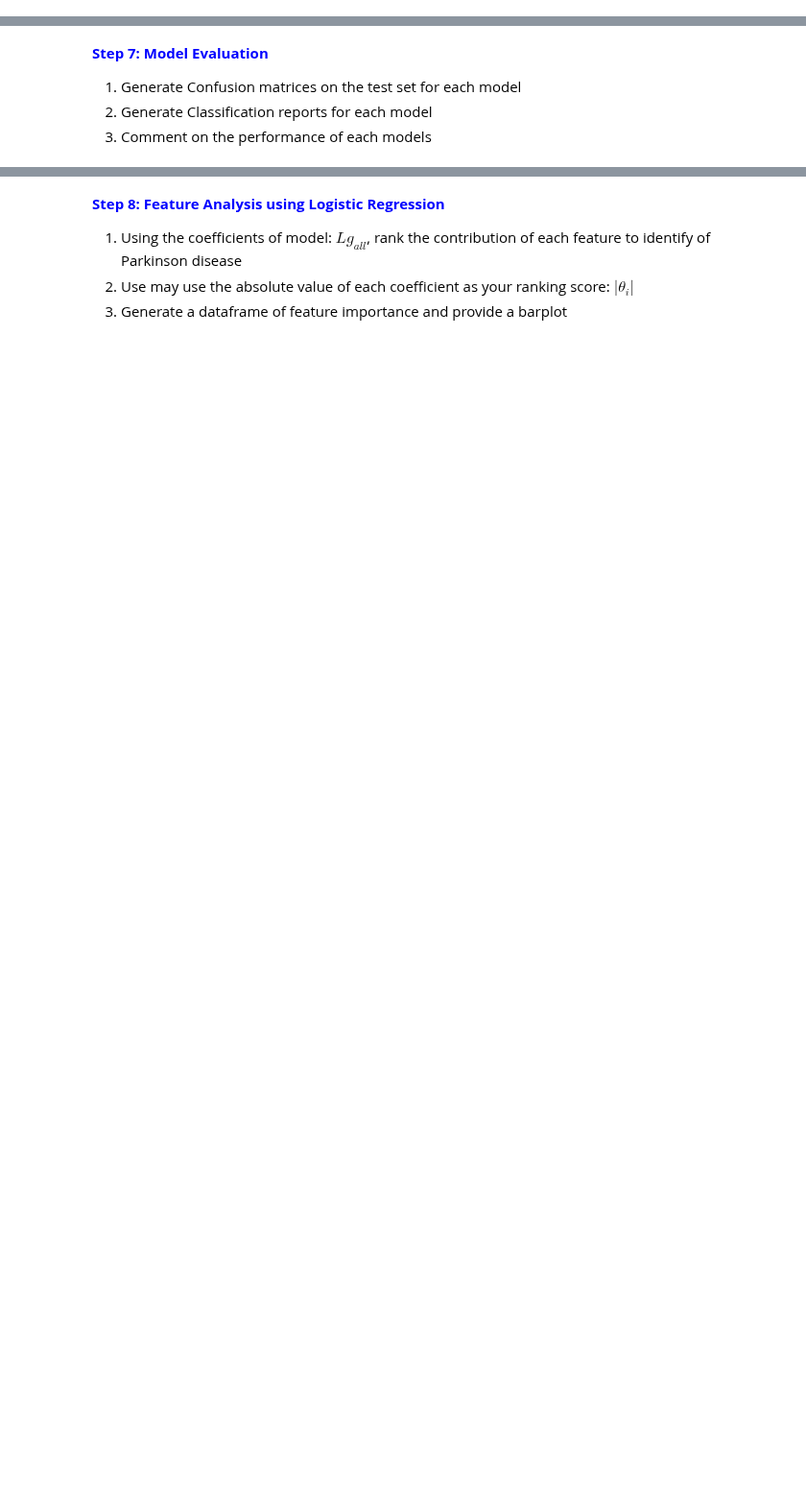
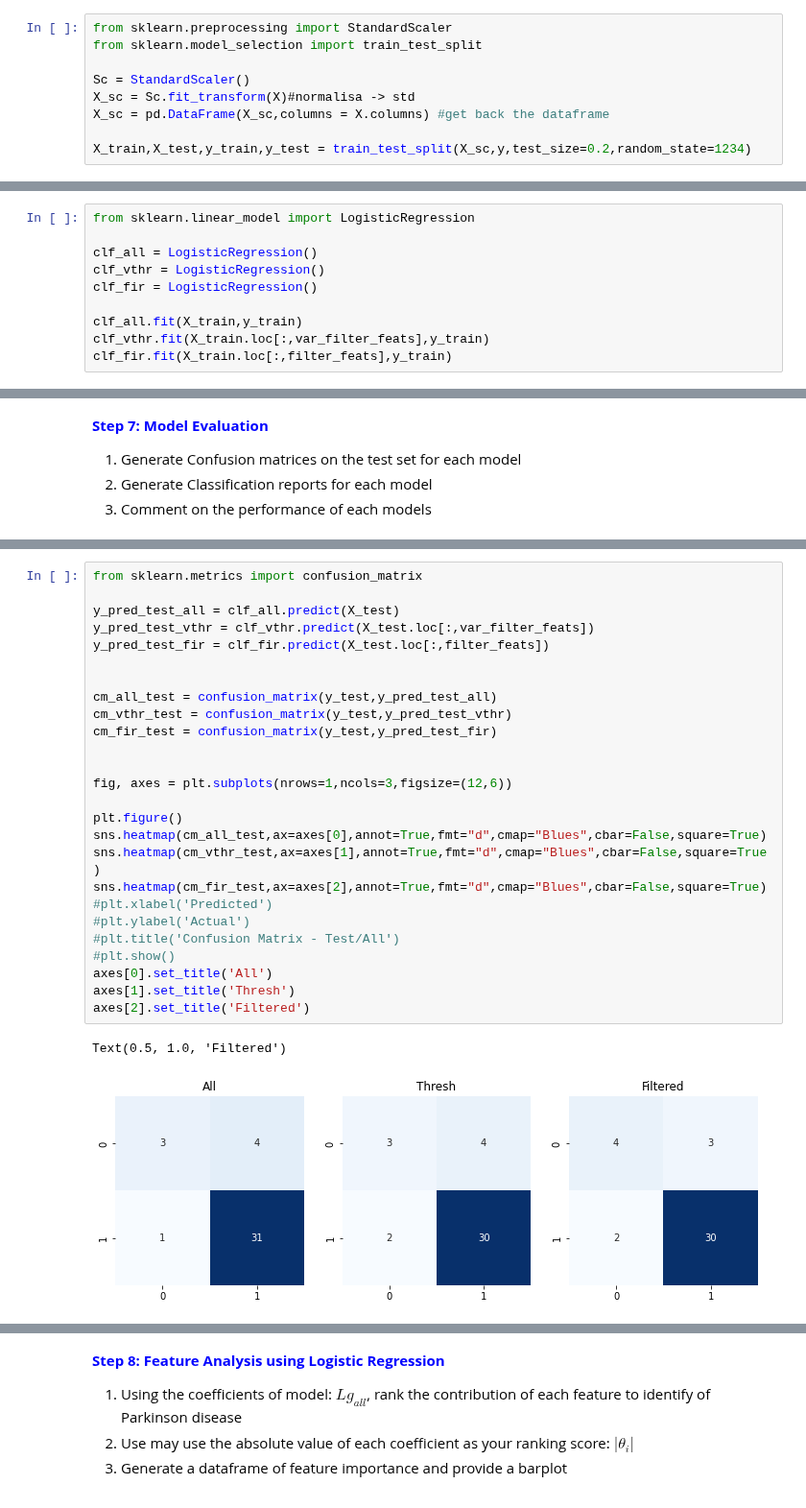
Before and after one commit to YvesMatanga/freemium_datascience, a Jupyter notebook: machine-learning-tutorials/Classification/Practice/2-Classifcation-case-studies - Logistic-Regression.ipynb, the cells around one changed output, grey strips where cells are left out. Shown at 96% size. Cells and saved outputs as stored; diff of their text form; blank space fills up the shorter version.

```diff
--- a/machine-learning-tutorials/Classification/Practice/2-Classifcation-case-studies - Logistic-Regression.ipynb
+++ b/machine-learning-tutorials/Classification/Practice/2-Classifcation-case-studies - Logistic-Regression.ipynb
@@ -89,5 +138,14 @@ plt.show()
 # %% [markdown]
 <b style="color: blue;">Step 5: Scale all features using a Standard Scaler and Split the dataset into Training/Test set (80:20)</b>
+# %%
+from sklearn.preprocessing import StandardScaler
+from sklearn.model_selection import train_test_split
+
+Sc = StandardScaler()
+X_sc = Sc.fit_transform(X)#normalisa -> std
+X_sc = pd.DataFrame(X_sc,columns = X.columns) #get back the dataframe
+
+X_train,X_test,y_train,y_test = train_test_split(X_sc,y,test_size=0.2,random_state=1234)
 # %% [markdown]
 <b style="color: blue;">Step 6: Build Logistic Regression Models</b>
 
@@ -96,3 +154,13 @@ plt.show()
     <li>Logistic Regression with remaining features after variance thresholding: $Lg_{var}$</li>
     <li>Logistic Regression with k-selected features: $Lg_{k}$</li>
 </ul>
+# %%
+from sklearn.linear_model import LogisticRegression
+
+clf_all = LogisticRegression()
+clf_vthr = LogisticRegression()
+clf_fir = LogisticRegression()
+
+clf_all.fit(X_train,y_train)
+clf_vthr.fit(X_train.loc[:,var_filter_feats],y_train)
+clf_fir.fit(X_train.loc[:,filter_feats],y_train)
@@ -105,0 +179,29 @@ plt.show()
+# %%
+from sklearn.metrics import confusion_matrix
+
+y_pred_test_all = clf_all.predict(X_test)
+y_pred_test_vthr = clf_vthr.predict(X_test.loc[:,var_filter_feats])
+y_pred_test_fir = clf_fir.predict(X_test.loc[:,filter_feats])
+
+
+cm_all_test = confusion_matrix(y_test,y_pred_test_all)
+cm_vthr_test = confusion_matrix(y_test,y_pred_test_vthr)
+cm_fir_test = confusion_matrix(y_test,y_pred_test_fir)
+
+
+fig, axes = plt.subplots(nrows=1,ncols=3,figsize=(12,6))
+
+plt.figure()
+sns.heatmap(cm_all_test,ax=axes[0],annot=True,fmt="d",cmap="Blues",cbar=False,square=True)
+sns.heatmap(cm_vthr_test,ax=axes[1],annot=True,fmt="d",cmap="Blues",cbar=False,square=True)
+sns.heatmap(cm_fir_test,ax=axes[2],annot=True,fmt="d",cmap="Blues",cbar=False,square=True)
+#plt.xlabel('Predicted')
+#plt.ylabel('Actual')
+#plt.title('Confusion Matrix - Test/All')
+#plt.show()
+axes[0].set_title('All')
+axes[1].set_title('Thresh')
+axes[2].set_title('Filtered')
+# %% [output]
+Text(0.5, 1.0, 'Filtered')
+[figure, added]
```
Also changed, not shown: parts of 17 cells of this notebook.
